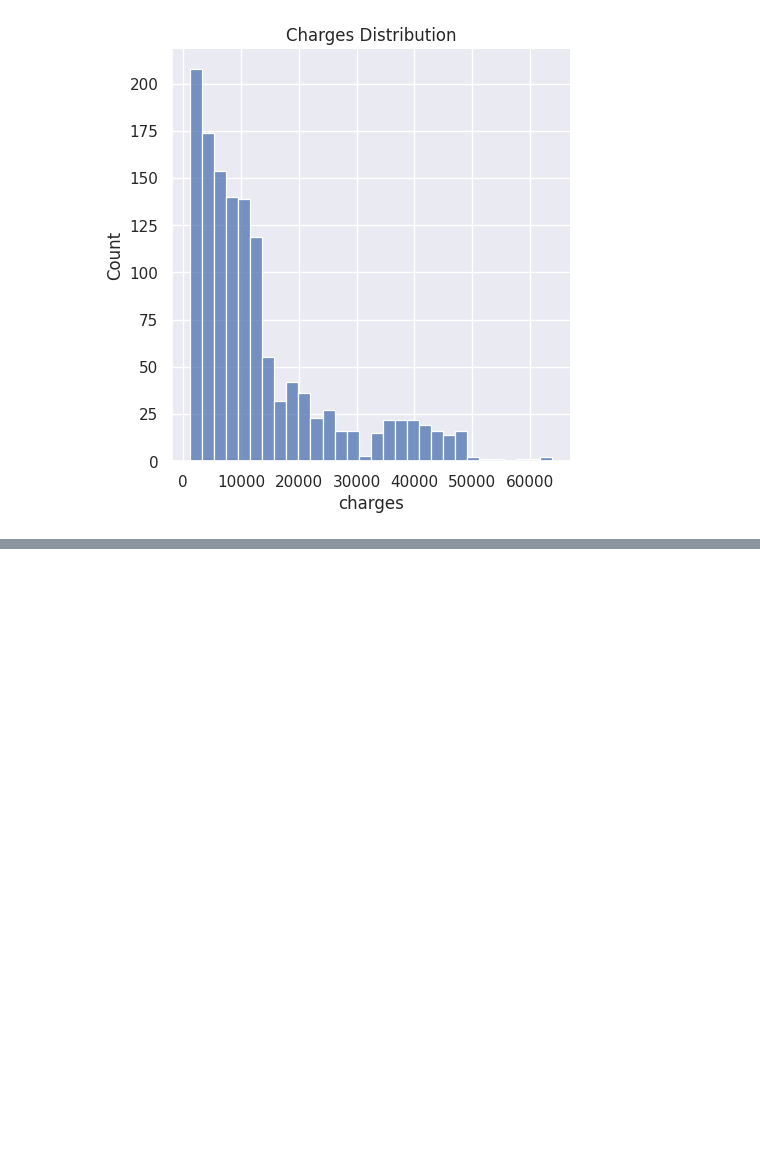
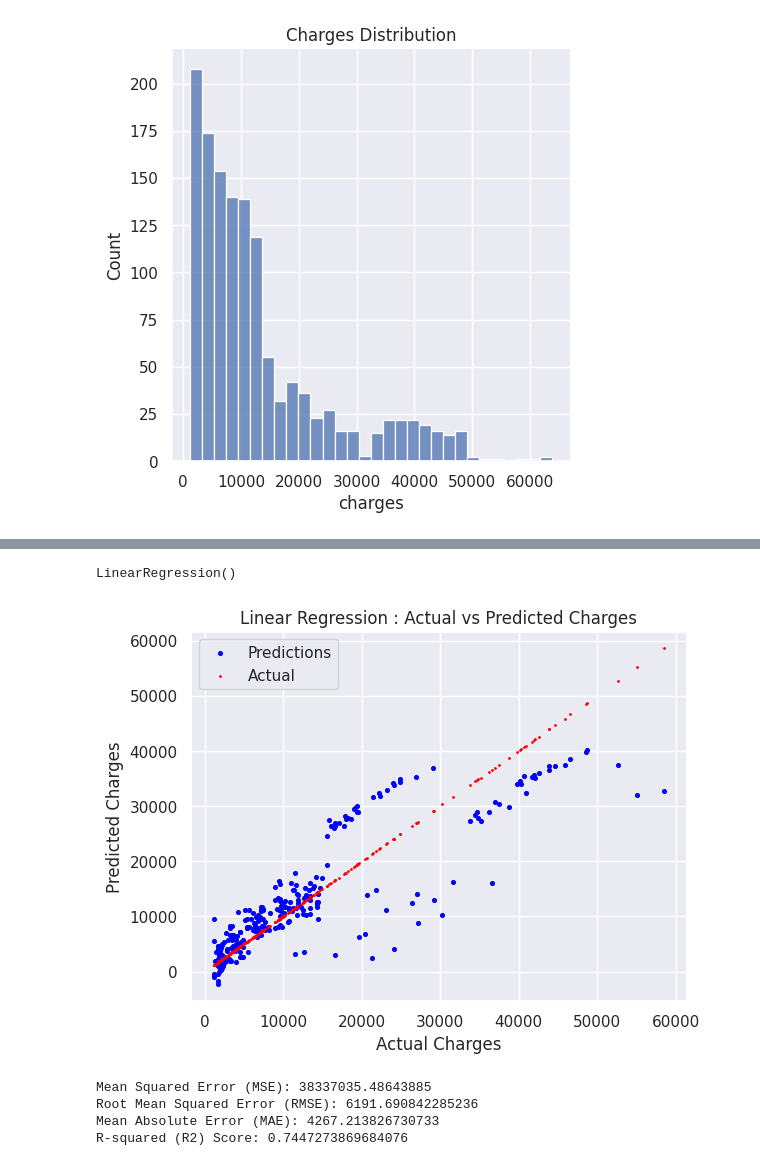
Before and after one commit to HarshithaLavudia/Medical-Insurance-Prediction, a Jupyter notebook: Medical_insurance.ipynb, the cells around one changed output, grey strips where cells are left out. Saved outputs shown, nothing was run; the diff lists cells and outputs as text; code cells hidden in the pictures; blank space fills up the shorter version.

Commit message:
Data is trained using Linear regression model.

```diff
--- a/Medical_insurance.ipynb
+++ b/Medical_insurance.ipynb
@@ -156,0 +195,8 @@ print(Y)
+# %%
+lr_model = LinearRegression()
+# %%
+lr_model.fit(X_train, Y_train)
+# %% [output]
+LinearRegression()
+# %%
+y_pred1 = lr_model.predict(X_test)
@@ -156,0 +205,26 @@ print(Y)
+# %%
+lr_mse = mean_squared_error(Y_test, y_pred1)
+lr_rmse = mean_squared_error(Y_test, y_pred1, squared=False)
+lr_mae = mean_absolute_error(Y_test, y_pred1)
+lr_r2 = r2_score(Y_test, y_pred1)
+# %%
+plt.scatter(Y_test, y_pred1, color='blue', label='Predictions', s=7)
+plt.scatter(Y_test, Y_test, color='red', label='Actual',s=1)
+
+plt.xlabel('Actual Charges')
+plt.ylabel('Predicted Charges')
+plt.title('Linear Regression : Actual vs Predicted Charges')
+plt.legend()
+plt.show()
+
+# Printing metrics
+print('Mean Squared Error (MSE):', lr_mse)
+print('Root Mean Squared Error (RMSE):', lr_rmse)
+print('Mean Absolute Error (MAE):', lr_mae)
+print('R-squared (R2) Score:', lr_r2)
+# %% [output]
+[figure, added]
+Mean Squared Error (MSE): 38337035.48643885
+Root Mean Squared Error (RMSE): 6191.690842285236
+Mean Absolute Error (MAE): 4267.213826730733
+R-squared (R2) Score: 0.7447273869684076
```
Also changed, not shown: parts of 6 cells of this notebook.
